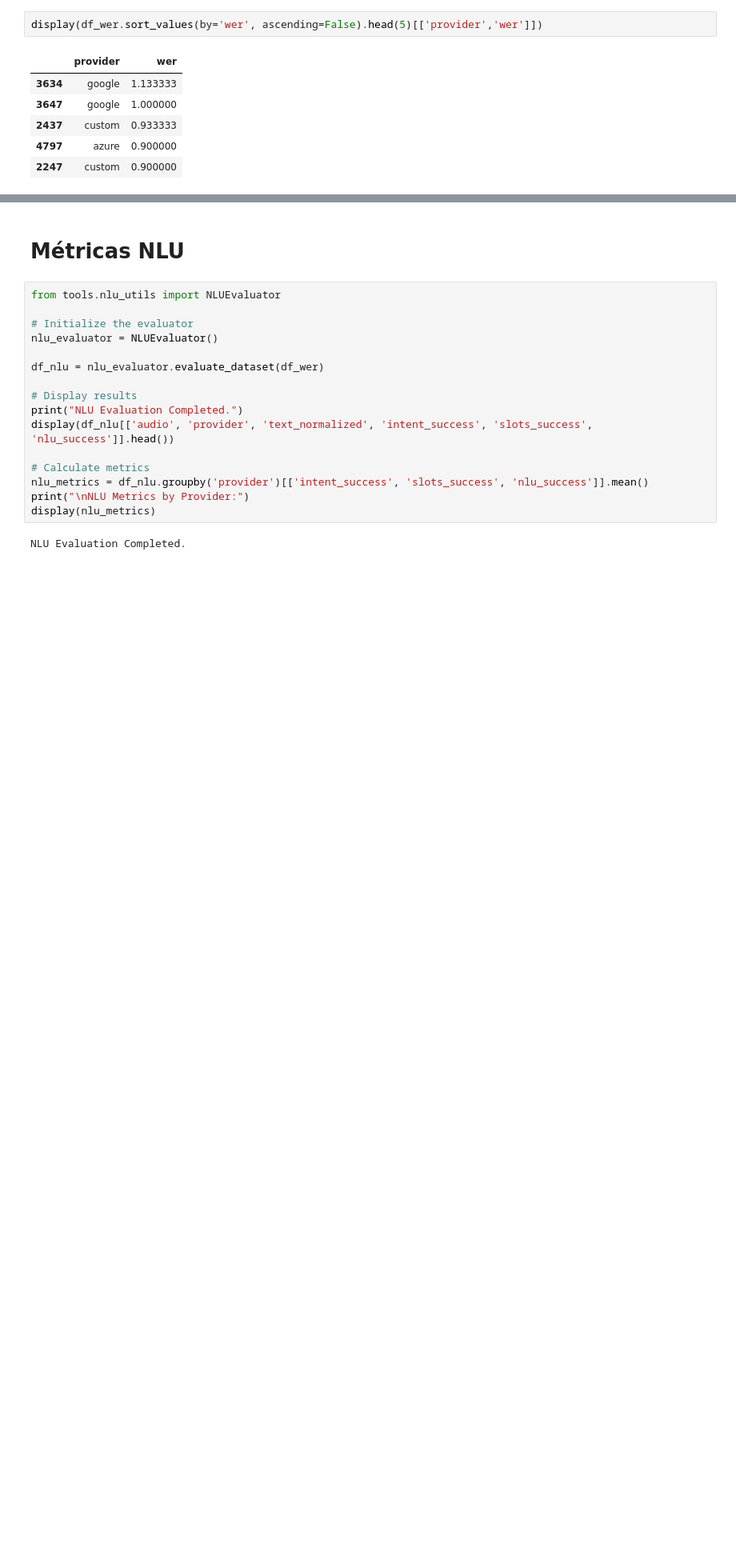
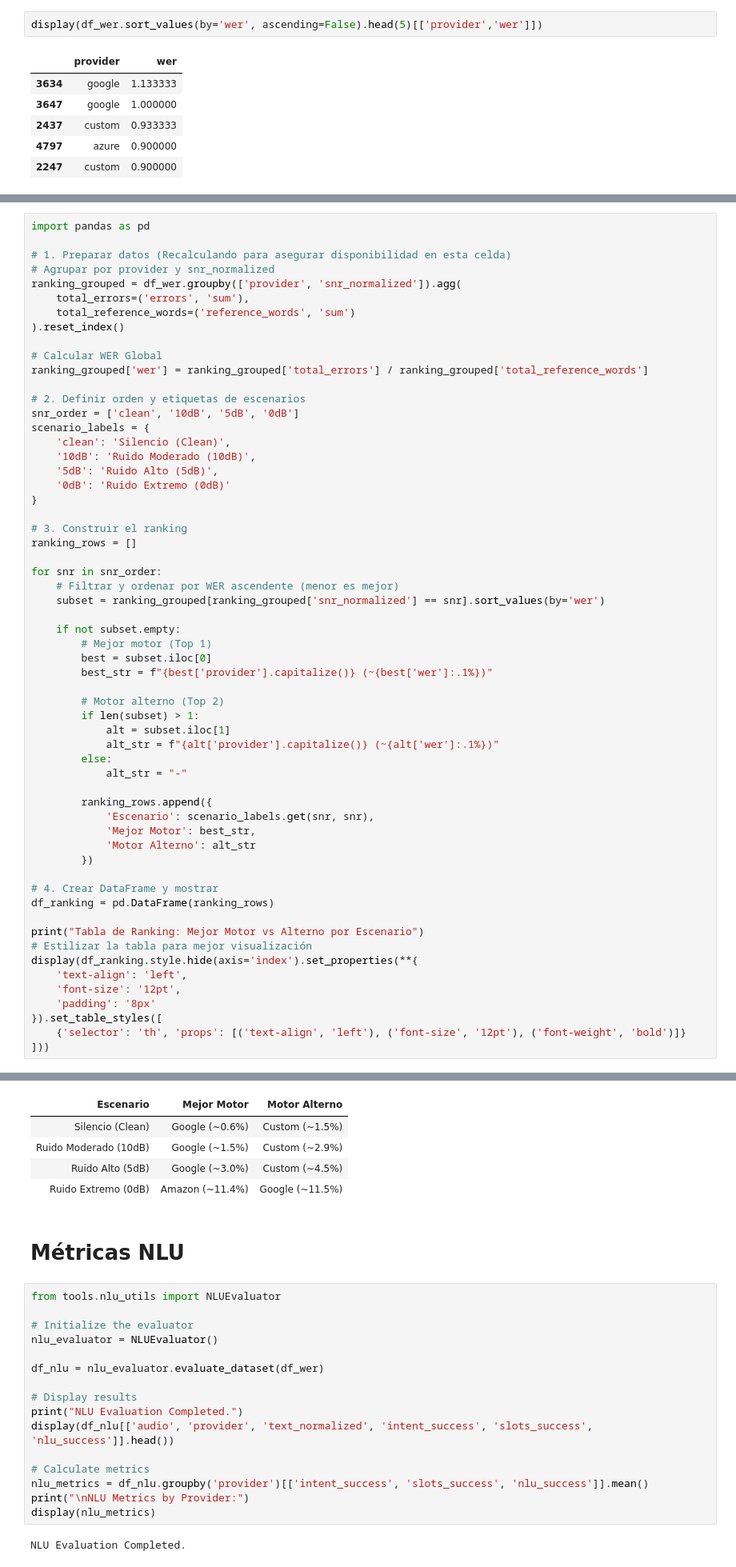
Before and after one commit to agomezb/ASR-Comparative, a Jupyter notebook: analisis.ipynb, the cells around one changed output, grey strips where cells are left out. Shown: that part at 80% size. Saved outputs shown, nothing was run; the diff lists cells and outputs as text; blank space fills up the shorter version.

```diff
--- a/analisis.ipynb
+++ b/analisis.ipynb
@@ -293,0 +484,60 @@ for provider in providers:
+# %%
+import pandas as pd
+
+# 1. Preparar datos (Recalculando para asegurar disponibilidad en esta celda)
+# Agrupar por provider y snr_normalized
+ranking_grouped = df_wer.groupby(['provider', 'snr_normalized']).agg(
+    total_errors=('errors', 'sum'),
+    total_reference_words=('reference_words', 'sum')
+).reset_index()
+
+# Calcular WER Global
+ranking_grouped['wer'] = ranking_grouped['total_errors'] / ranking_grouped['total_reference_words']
+
+# 2. Definir orden y etiquetas de escenarios
+snr_order = ['clean', '10dB', '5dB', '0dB']
+scenario_labels = {
+    'clean': 'Silencio (Clean)',
+    '10dB': 'Ruido Moderado (10dB)',
+    '5dB': 'Ruido Alto (5dB)',
+    '0dB': 'Ruido Extremo (0dB)'
+}
+
+# 3. Construir el ranking
+ranking_rows = []
+
+for snr in snr_order:
+    # Filtrar y ordenar por WER ascendente (menor es mejor)
+    subset = ranking_grouped[ranking_grouped['snr_normalized'] == snr].sort_values(by='wer')
+
+    if not subset.empty:
+        # Mejor motor (Top 1)
+        best = subset.iloc[0]
+        best_str = f"{best['provider'].capitalize()} (~{best['wer']:.1%})"
+
+        # Motor alterno (Top 2)
+        if len(subset) > 1:
+            alt = subset.iloc[1]
+            alt_str = f"{alt['provider'].capitalize()} (~{alt['wer']:.1%})"
+        else:
+            alt_str = "-"
+
+        ranking_rows.append({
+            'Escenario': scenario_labels.get(snr, snr),
+            'Mejor Motor': best_str,
+            'Motor Alterno': alt_str
+        })
+
+# 4. Crear DataFrame y mostrar
+df_ranking = pd.DataFrame(ranking_rows)
+
+print("Tabla de Ranking: Mejor Motor vs Alterno por Escenario")
+# Estilizar la tabla para mejor visualización
+display(df_ranking.style.hide(axis='index').set_properties(**{
+    'text-align': 'left',
+    'font-size': '12pt',
+    'padding': '8px'
+}).set_table_styles([
+    {'selector': 'th', 'props': [('text-align', 'left'), ('font-size', '12pt'), ('font-weight', 'bold')]}
+]))
+# %% [output]
@@ -294,3 +545,8 @@ for provider in providers:
+| Escenario | Mejor Motor | Motor Alterno |
+| Silencio (Clean) | Google (~0.6%) | Custom (~1.5%) |
+| Ruido Moderado (10dB) | Google (~1.5%) | Custom (~2.9%) |
+| Ruido Alto (5dB) | Google (~3.0%) | Custom (~4.5%) |
+| Ruido Extremo (0dB) | Amazon (~11.4%) | Google (~11.5%) |
 # %% [markdown]
 # Métricas NLU
 # %%
```
Also changed, not shown: parts of 6 cells of this notebook.
